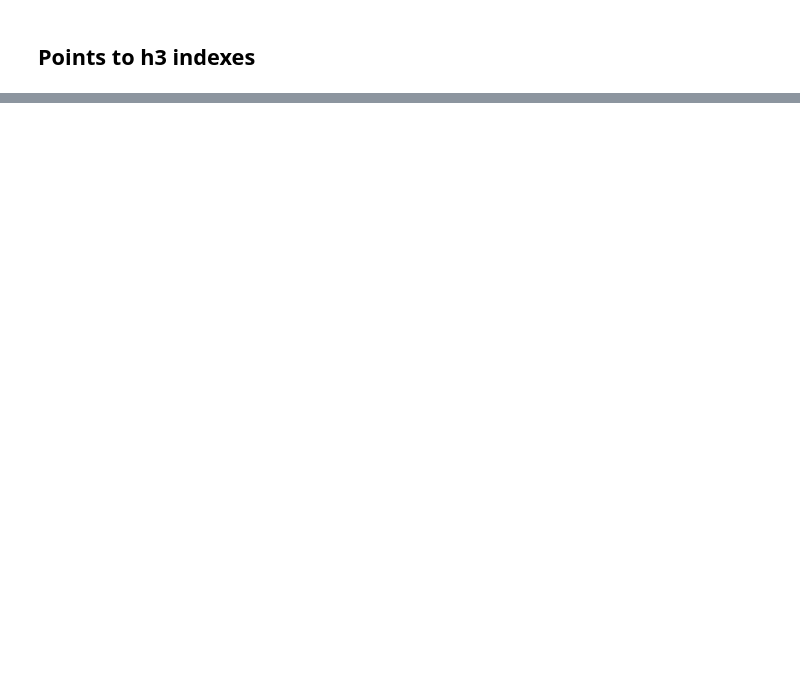
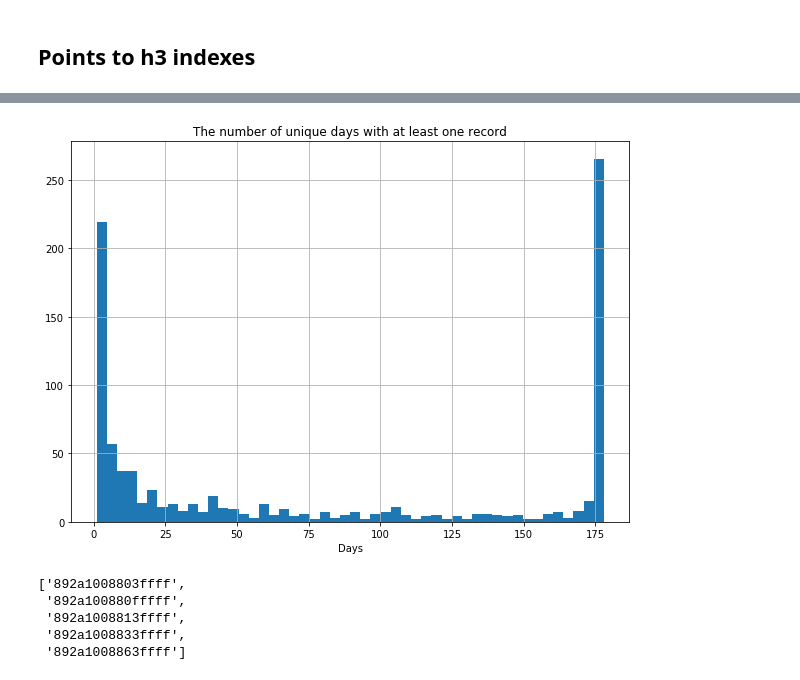
Before and after one commit to sash-ko/ai-transportation, a Jupyter notebook: demand-prediction/2-discrete-areas.ipynb, the cells around one changed output, grey strips where cells are left out. Drawn from its saved outputs; the diff is of its cells as text; code cells hidden in the pictures; blank space fills up the shorter version.

```diff
--- a/demand-prediction/2-discrete-areas.ipynb
+++ b/demand-prediction/2-discrete-areas.ipynb
@@ -123,0 +188,31 @@ m
+# %%
+# count number of points per area per day
+daily_total = data.groupby(['h3_res9', data.datetime.dt.date]).h3_res9.count()
+
+# convert to dataframe
+daily_total = daily_total.to_frame('total').reset_index()
+
+# calculate aggregations
+daily_agg = daily_total.groupby('h3_res9').agg({'total': ['sum', 'mean', 'count']})
+
+# plot the number of unique days with at least one record
+daily_agg.total['count'].hist(bins=50);
+
+plt.title('The number of unique days with at least one record');
+plt.xlabel('Days');
+# %% [output]
+[figure, added]
+# %%
+# filter out areas with the number of days with events less than
+# the total number of days
+outliers_index = daily_agg.total['count'] < data.datetime.dt.date.nunique()
+
+outliers = daily_agg[outliers_index].index.tolist()
+
+outliers[:5]
+# %% [output]
+['892a1008803ffff',
+ '892a100880fffff',
+ '892a1008813ffff',
+ '892a1008833ffff',
+ '892a1008863ffff']
```
Also changed, not shown: parts of 14 cells of this notebook.
